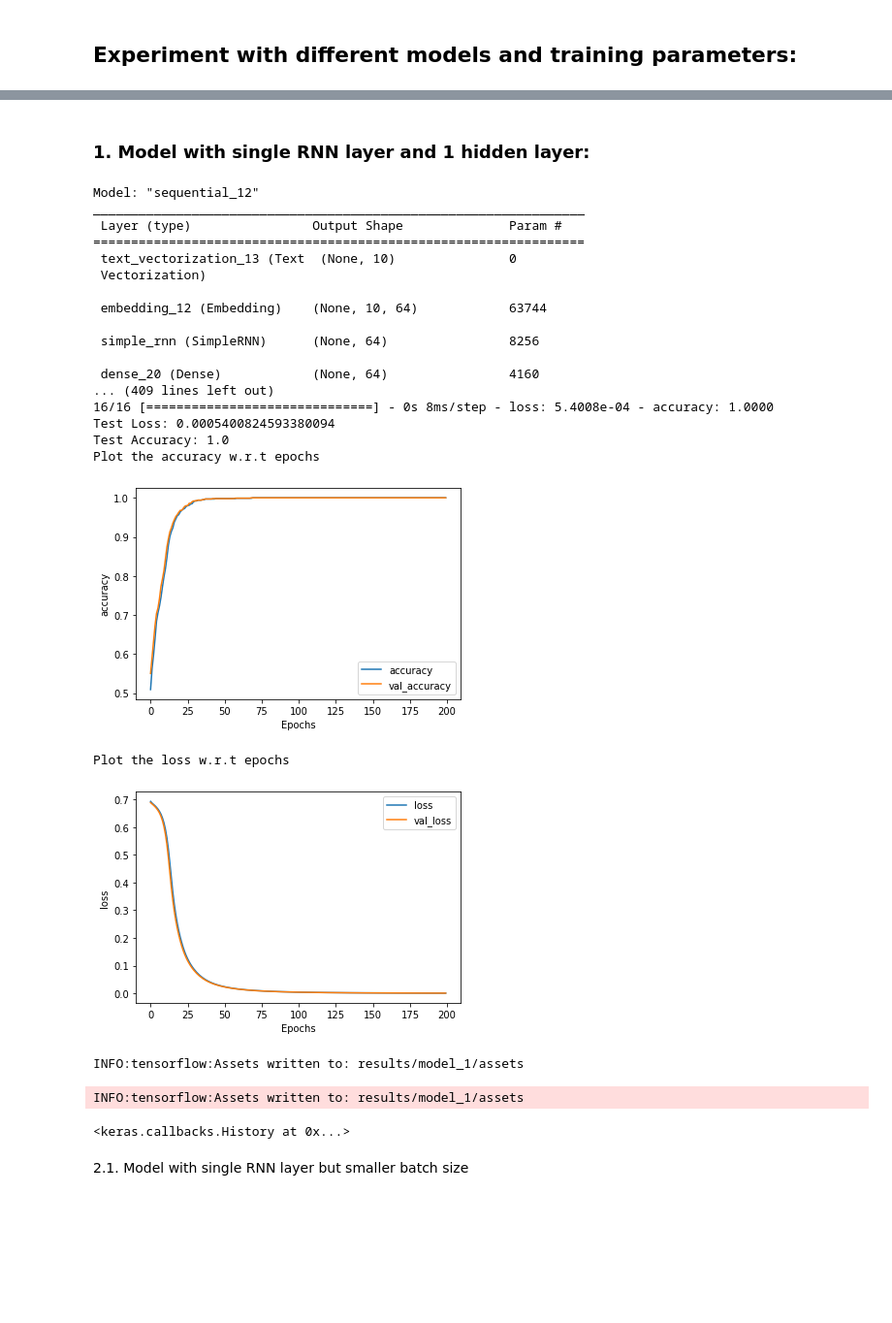
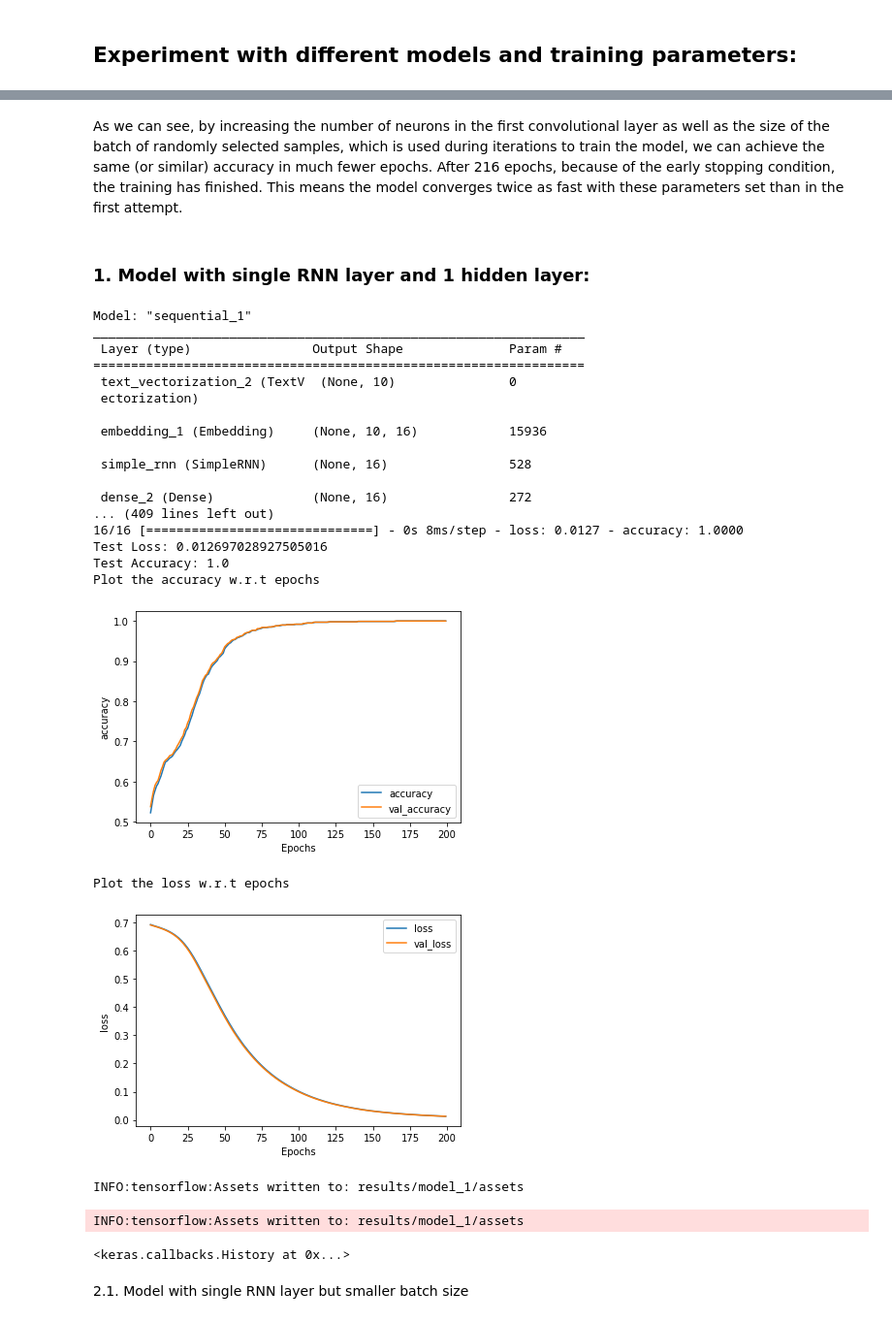
Before and after one commit to keresztesbeata/Intelligent-Systems-Lab, a Jupyter notebook: Restaurant-Reviews-NLP/RestaurantReviews.ipynb, the cells around one changed output, grey strips where cells are left out. Shown at 97% size. Cells and saved outputs as stored; diff of their text form; code cells hidden in the pictures; blank space fills up the shorter version.

```diff
--- a/Restaurant-Reviews-NLP/RestaurantReviews.ipynb
+++ b/Restaurant-Reviews-NLP/RestaurantReviews.ipynb
@@ -1190,3 +1320,5 @@ history = model.fit(X_train, y_train, epochs = 10, validation_data=(X_val, y_val
+# %% [markdown]
+As we can see, by increasing the number of neurons in the first convolutional layer as well as the size of the batch of randomly selected samples, which is used during iterations to train the model, we can achieve the same (or similar) accuracy in much fewer epochs. After 216 epochs, because of the early stopping condition, the training has finished. This means the model converges twice as fast with these parameters set than in the first attempt.
 # %% [markdown]
 ### 1. Model with single RNN layer and 1 hidden layer:
 # %%
@@ -1197,12 +1329,12 @@ vocab_size = raw_data.shape[0]
 tf_train, tf_test = preprocess_data(raw_data)
 
 layers = [
-    tf.keras.layers.SimpleRNN(64),
-    tf.keras.layers.Dense(64, activation='relu'),
+    tf.keras.layers.SimpleRNN(16),
+    tf.keras.layers.Dense(16, activation='relu'),
     tf.keras.layers.Dense(1, activation='sigmoid')
 ]
 
-model = build_model(tf_train, tf_test, vocab_size, 64, layers)
+model = build_model(tf_train, tf_test, vocab_size, 16, layers)
 
 # loss function for binary classification
 loss = tf.keras.losses.BinaryCrossentropy()
@@ -1211,44 +1343,44 @@ optimizer = tf.keras.optimizers.Adam(1e-4)
 # the metrics for evaluating the performance of a binary classifier can be the Accuracy
 metric = 'accuracy'
 
 # configure and compile the model
 model.compile(loss=loss,
                   optimizer=optimizer,
                   metrics=[metric])
 
 # early stopping callback based on monitoring the increase in the validation loss
 early_stop = tf.keras.callbacks.EarlyStopping(monitor='val_loss', patience=3)
 
 # train the model
 history = model.fit(tf_train,
-                    batch_size=32,
+                    batch_size=16,
                     epochs=200,
                     validation_data=tf_test,
                     callbacks=early_stop)
 
 # evaluate the model
 evaluate_and_save_model(model, "model_1")
 # %% [output]
-Model: "sequential_12"
+Model: "sequential_1"
 _________________________________________________________________
  Layer (type)                Output Shape              Param #
 =================================================================
- text_vectorization_13 (Text  (None, 10)               0
- Vectorization)
+ text_vectorization_2 (TextV  (None, 10)               0
+ ectorization)
 
- embedding_12 (Embedding)    (None, 10, 64)            63744
+ embedding_1 (Embedding)     (None, 10, 16)            15936
 
- simple_rnn (SimpleRNN)      (None, 64)                8256
+ simple_rnn (SimpleRNN)      (None, 16)                528
 
- dense_20 (Dense)            (None, 64)                4160
+ dense_2 (Dense)             (None, 16)                272
 ... (409 lines left out)
-16/16 [==============================] - 0s 8ms/step - loss: 5.4008e-04 - accuracy: 1.0000
-Test Loss: 0.0005400824593380094
+16/16 [==============================] - 0s 8ms/step - loss: 0.0127 - accuracy: 1.0000
+Test Loss: 0.012697028927505016
 Test Accuracy: 1.0
 Plot the accuracy w.r.t epochs
-[figure, old version]
+[figure, new version]
 Plot the loss w.r.t epochs
-[figure, old version]
+[figure, new version]
 INFO:tensorflow:Assets written to: results/model_1/assets
 INFO:tensorflow:Assets written to: results/model_1/assets
 <keras.callbacks.History at 0x...>
```
Also changed, not shown: parts of 64 cells of this notebook.
